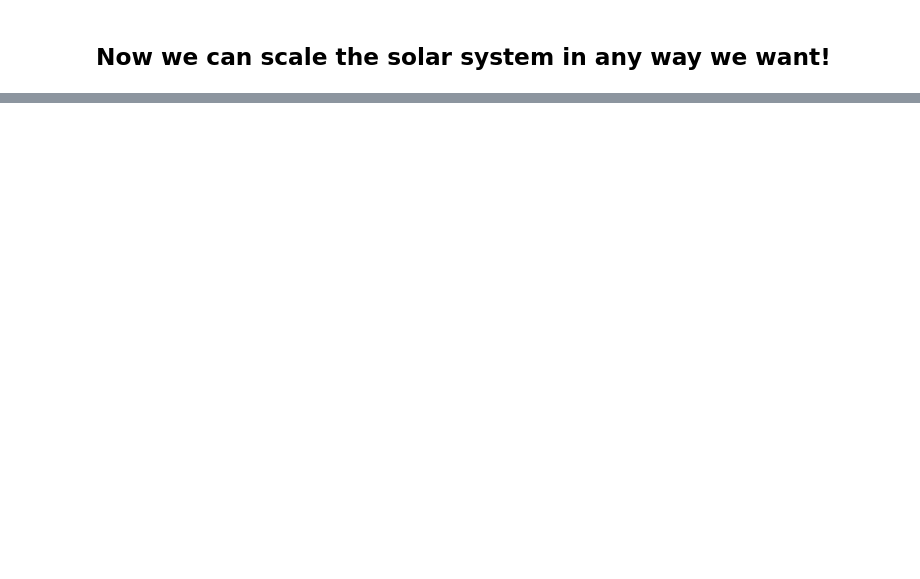
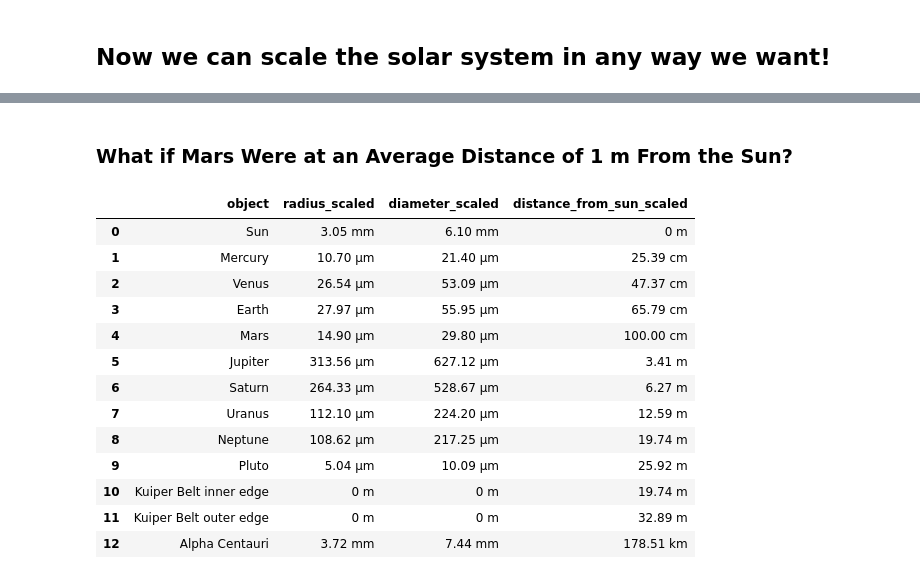
Before and after one commit to lumpiluk/solarsystemscalespreadsheetadaptation, a Jupyter notebook: solar_system.ipynb, the cells around one changed output, grey strips where cells are left out. Cells and saved outputs as stored; diff of their text form; code cells hidden in the pictures; blank space fills up the shorter version.

```diff
--- a/solar_system.ipynb
+++ b/solar_system.ipynb
@@ -142,0 +167,24 @@ show_scaled_with_jupyter(sss_earth_marble)
+# %% [markdown]
+### What if Mars Were at an Average Distance of 1 m From the Sun?
+# %%
+sss_mars_distance = scale_solar_system(
+    new_size=1,
+    reference='distance_from_sun',
+    reference_object='Mars'
+)
+show_scaled_with_jupyter(sss_mars_distance)
+# %% [output]
+|  | object | radius_scaled | diameter_scaled | distance_from_sun_scaled |
+| 0 | Sun | 3.05 mm | 6.10 mm | 0 m |
+| 1 | Mercury | 10.70 μm | 21.40 μm | 25.39 cm |
+| 2 | Venus | 26.54 μm | 53.09 μm | 47.37 cm |
+| 3 | Earth | 27.97 μm | 55.95 μm | 65.79 cm |
+| 4 | Mars | 14.90 μm | 29.80 μm | 100.00 cm |
+| 5 | Jupiter | 313.56 μm | 627.12 μm | 3.41 m |
+| 6 | Saturn | 264.33 μm | 528.67 μm | 6.27 m |
+| 7 | Uranus | 112.10 μm | 224.20 μm | 12.59 m |
+| 8 | Neptune | 108.62 μm | 217.25 μm | 19.74 m |
+| 9 | Pluto | 5.04 μm | 10.09 μm | 25.92 m |
+| 10 | Kuiper Belt inner edge | 0 m | 0 m | 19.74 m |
+| 11 | Kuiper Belt outer edge | 0 m | 0 m | 32.89 m |
+| 12 | Alpha Centauri | 3.72 mm | 7.44 mm | 178.51 km |
```
Also changed, not shown: parts of 6 cells of this notebook, 1 other file.
